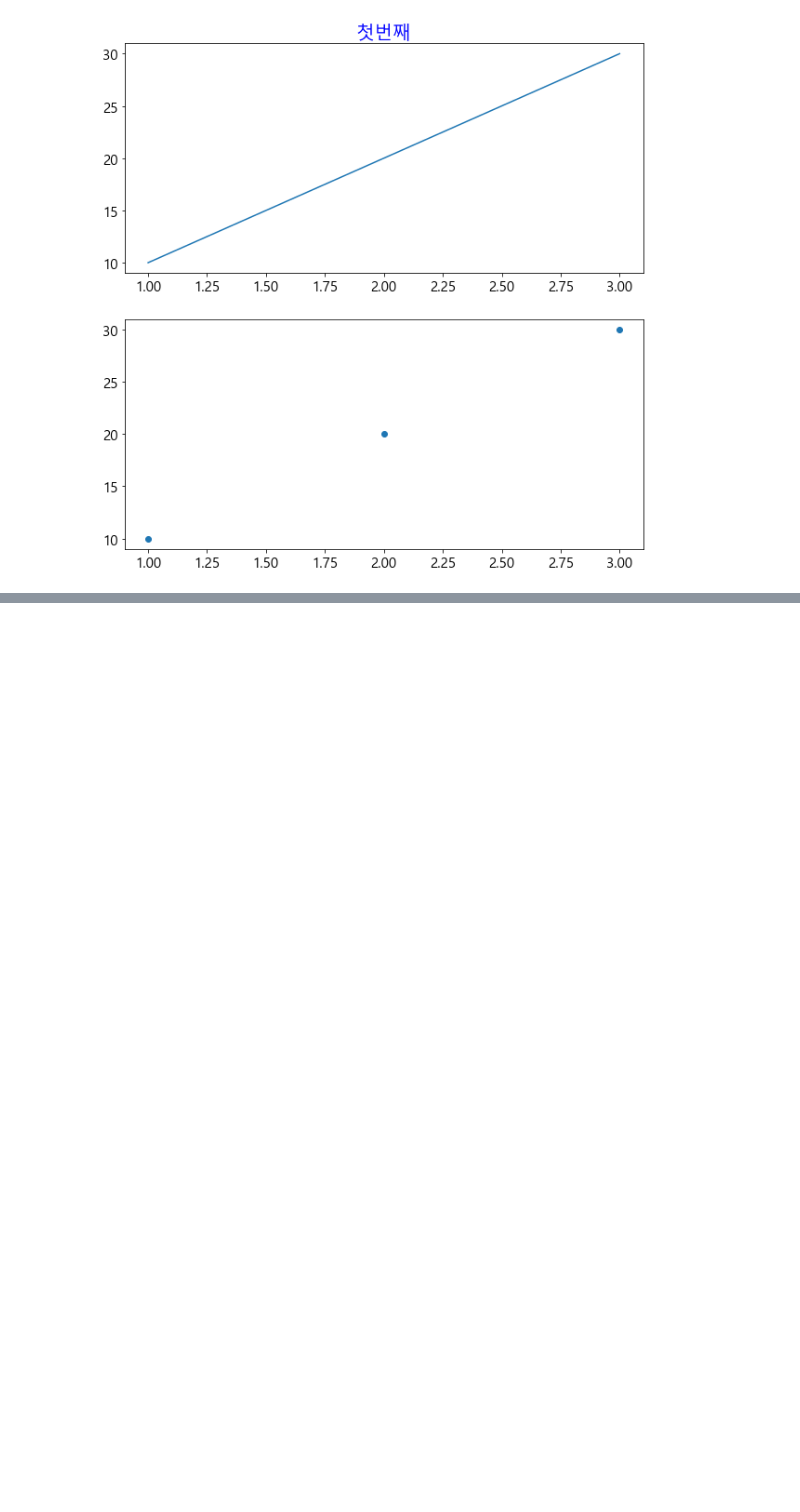
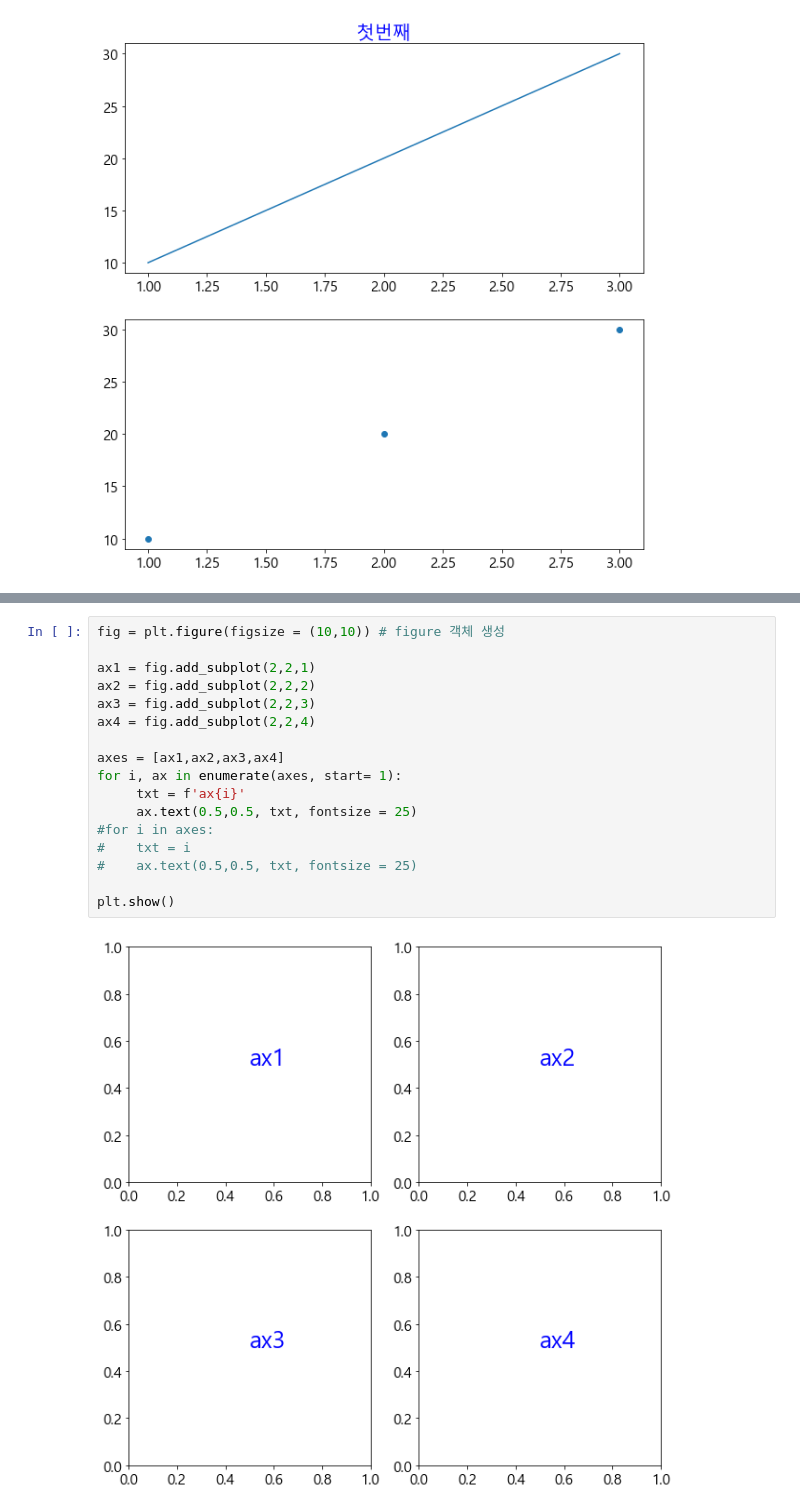
Before and after one commit to cheakm/python-practice, a Jupyter notebook: 01_matplotlib 개요_ practice1.ipynb, the cells around one changed output, grey strips where cells are left out. Drawn from its saved outputs; the diff is of its cells as text; blank space fills up the shorter version.

```diff
--- a/01_matplotlib 개요_ practice1.ipynb
+++ b/01_matplotlib 개요_ practice1.ipynb
@@ -211,0 +239,19 @@ plt.show('두번째')
+# %%
+fig = plt.figure(figsize = (10,10)) # figure 객체 생성
+
+ax1 = fig.add_subplot(2,2,1)
+ax2 = fig.add_subplot(2,2,2)
+ax3 = fig.add_subplot(2,2,3)
+ax4 = fig.add_subplot(2,2,4)
+
+axes = [ax1,ax2,ax3,ax4]
+for i, ax in enumerate(axes, start= 1):
+     txt = f'ax{i}'
+     ax.text(0.5,0.5, txt, fontsize = 25)
+#for i in axes:
+#    txt = i
+#    ax.text(0.5,0.5, txt, fontsize = 25)
+
+plt.show()
+# %% [output]
+[figure, added]
```
Also changed, not shown: parts of 14 cells of this notebook.
